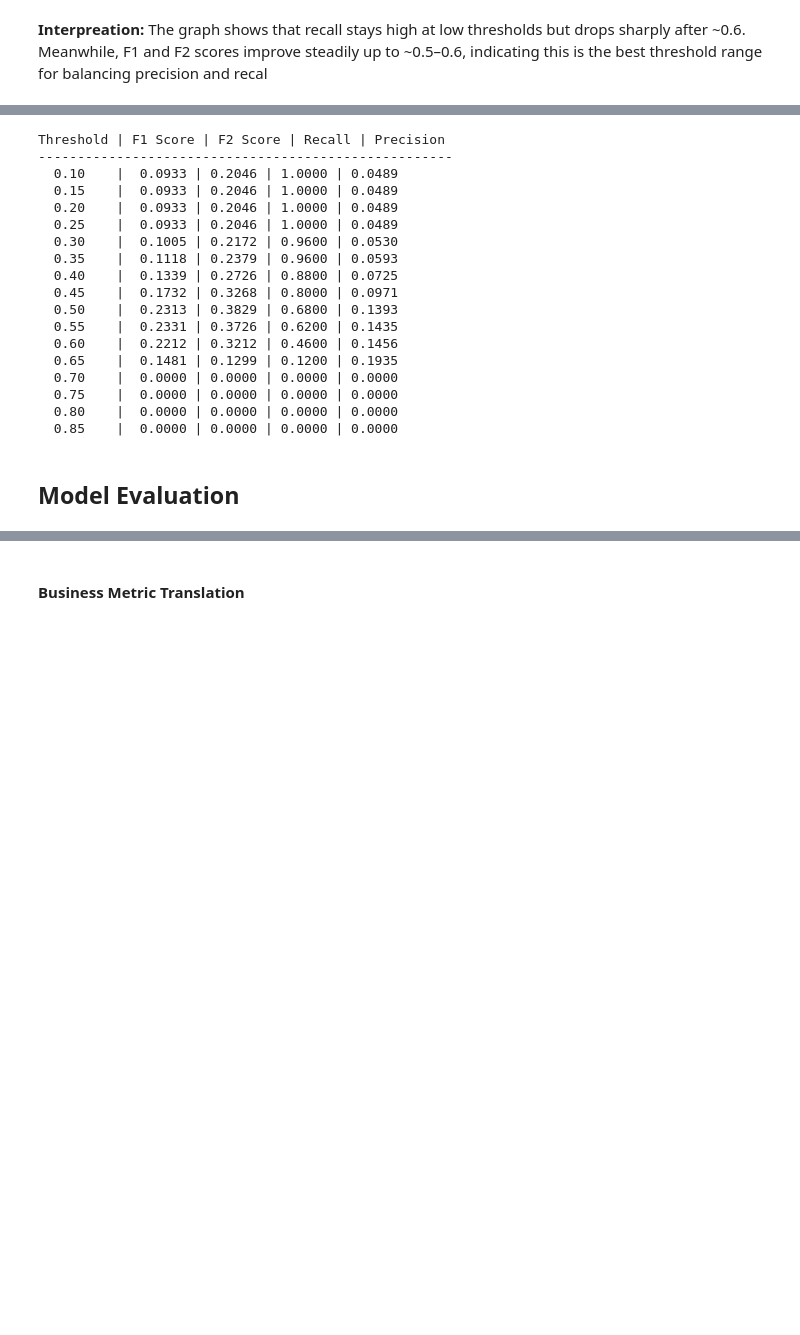
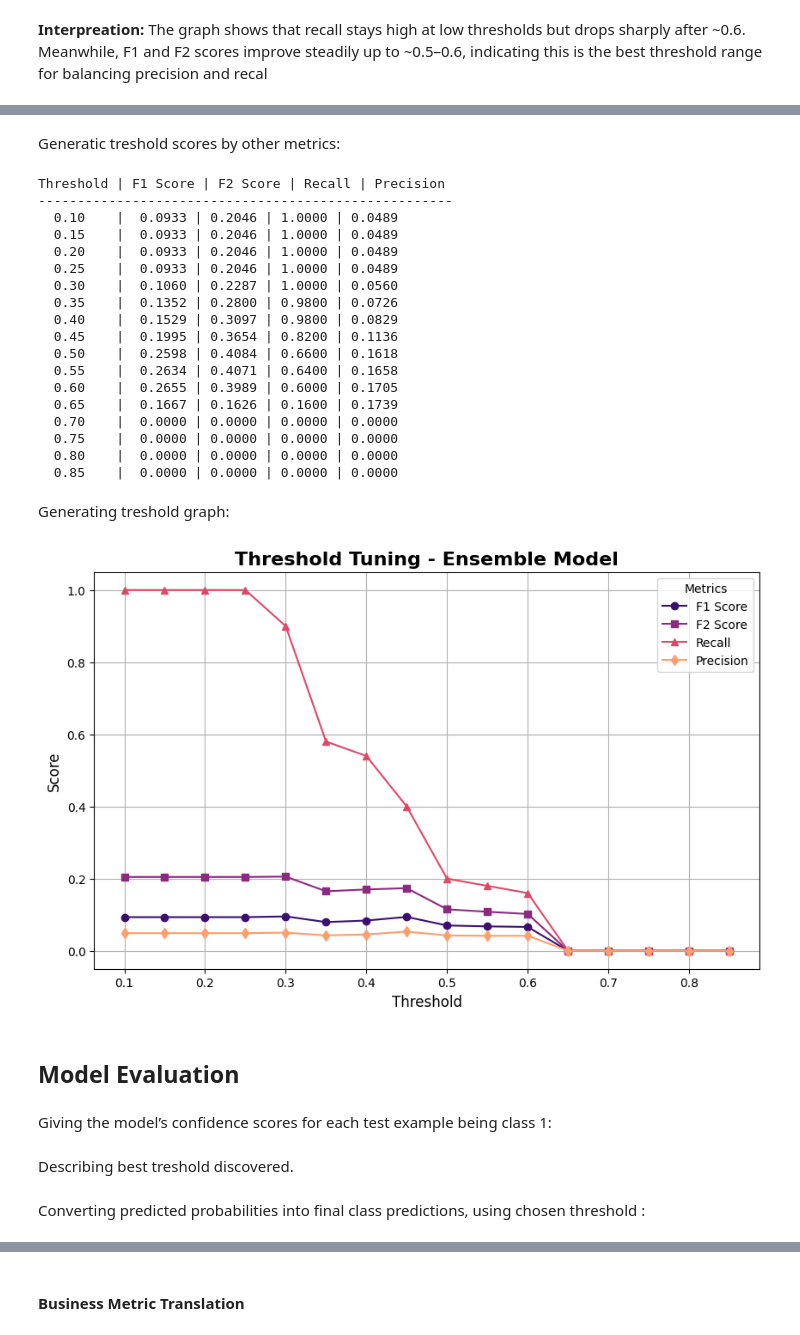
Before and after one commit to Duccard/stroke_risk_prediction, a Jupyter notebook: StrokeRiskPredictionModel.ipynb, the cells around one changed output, grey strips where cells are left out. Cells and saved outputs as stored; diff of their text form; code cells hidden in the pictures; blank space fills up the shorter version.

```diff
--- a/StrokeRiskPredictionModel.ipynb
+++ b/StrokeRiskPredictionModel.ipynb
@@ -2578,23 +2689,0 @@ probs = best_catboost_model.predict_proba(X_test)[:, 1]
-# %%
-import numpy as np
-from sklearn.metrics import f1_score, fbeta_score, precision_score, recall_score
-
-# Get predicted probabilities for class 1 on validation set
-probs = best_catboost_model.predict_proba(X_test)[:, 1]
-
-# Define thresholds
-thresholds = np.arange(0.1, 0.9, 0.05)
-
-# Print header
-print("Threshold | F1 Score | F2 Score | Recall | Precision")
-print("-----------------------------------------------------")
-
-# Evaluate each threshold
-for t in thresholds:
-    preds = (probs >= t).astype(int)
-    f1 = f1_score(y_test, preds, zero_division=0)
-    f2 = fbeta_score(y_test, preds, beta=2, zero_division=0)
-    recall = recall_score(y_test, preds, zero_division=0)
-    precision = precision_score(y_test, preds, zero_division=0)
-
-    print(f"  {t:.2f}    |  {f1:.4f} | {f2:.4f} | {recall:.4f} | {precision:.4f}")
@@ -2662,6 +2716,8 @@ plt.show()
+# %%
+probs_ensemble = ensemble_model.predict_proba(X_val)[:, 1]
+# %% [markdown]
+Generatic treshold scores by other metrics:
 # %%
-probs_ensemble = ensemble_model.predict_proba(X_test)[:, 1]
-
 import numpy as np
 from sklearn.metrics import f1_score, fbeta_score, precision_score, recall_score
 
@@ -2672,10 +2728,10 @@ print("-----------------------------------------------------")
 
 for t in thresholds:
     preds = (probs_ensemble >= t).astype(int)
-    f1 = f1_score(y_test, preds, zero_division=0)
-    f2 = fbeta_score(y_test, preds, beta=2, zero_division=0)
-    recall = recall_score(y_test, preds, zero_division=0)
-    precision = precision_score(y_test, preds, zero_division=0)
+    f1 = f1_score(y_val, preds, zero_division=0)
+    f2 = fbeta_score(y_val, preds, beta=2, zero_division=0)
+    recall = recall_score(y_val, preds, zero_division=0)
+    precision = precision_score(y_val, preds, zero_division=0)
     print(f"  {t:.2f}    |  {f1:.4f} | {f2:.4f} | {recall:.4f} | {precision:.4f}")
 # %% [output]
 Threshold | F1 Score | F2 Score | Recall | Precision
@@ -2684,14 +2740,14 @@ Threshold | F1 Score | F2 Score | Recall | Precision
   0.15    |  0.0933 | 0.2046 | 1.0000 | 0.0489
   0.20    |  0.0933 | 0.2046 | 1.0000 | 0.0489
   0.25    |  0.0933 | 0.2046 | 1.0000 | 0.0489
-  0.30    |  0.1005 | 0.2172 | 0.9600 | 0.0530
-  0.35    |  0.1118 | 0.2379 | 0.9600 | 0.0593
-  0.40    |  0.1339 | 0.2726 | 0.8800 | 0.0725
-  0.45    |  0.1732 | 0.3268 | 0.8000 | 0.0971
-  0.50    |  0.2313 | 0.3829 | 0.6800 | 0.1393
-  0.55    |  0.2331 | 0.3726 | 0.6200 | 0.1435
-  0.60    |  0.2212 | 0.3212 | 0.4600 | 0.1456
-  0.65    |  0.1481 | 0.1299 | 0.1200 | 0.1935
+  0.30    |  0.1060 | 0.2287 | 1.0000 | 0.0560
+  0.35    |  0.1352 | 0.2800 | 0.9800 | 0.0726
+  0.40    |  0.1529 | 0.3097 | 0.9800 | 0.0829
+  0.45    |  0.1995 | 0.3654 | 0.8200 | 0.1136
+  0.50    |  0.2598 | 0.4084 | 0.6600 | 0.1618
+  0.55    |  0.2634 | 0.4071 | 0.6400 | 0.1658
+  0.60    |  0.2655 | 0.3989 | 0.6000 | 0.1705
+  0.65    |  0.1667 | 0.1626 | 0.1600 | 0.1739
   0.70    |  0.0000 | 0.0000 | 0.0000 | 0.0000
   0.75    |  0.0000 | 0.0000 | 0.0000 | 0.0000
   0.80    |  0.0000 | 0.0000 | 0.0000 | 0.0000
@@ -2699,3 +2815,11 @@ Threshold | F1 Score | F2 Score | Recall | Precision
+# %% [markdown]
+Generating treshold graph:
+# %%
+plot_threshold_tuning(probs, y_val, title="Threshold Tuning - Ensemble Model")
+# %% [output]
+[figure, added]
 # %% [markdown]
 ## Model Evaluation
+# %% [markdown]
+Giving the model’s confidence scores for each test example being class 1:
 # %%
@@ -2703,4 +2827,8 @@ probs = best_catboost_model.predict_proba(X_test)[:, 1]
+# %% [markdown]
+Describing best treshold discovered.
 # %%
 best_threshold = 0.55
+# %% [markdown]
+Converting predicted probabilities into final class predictions, using chosen threshold :
 # %%
 final_preds = (probs >= best_threshold).astype(int)
```
Also changed, not shown: parts of 47 cells of this notebook, 3 other files.
